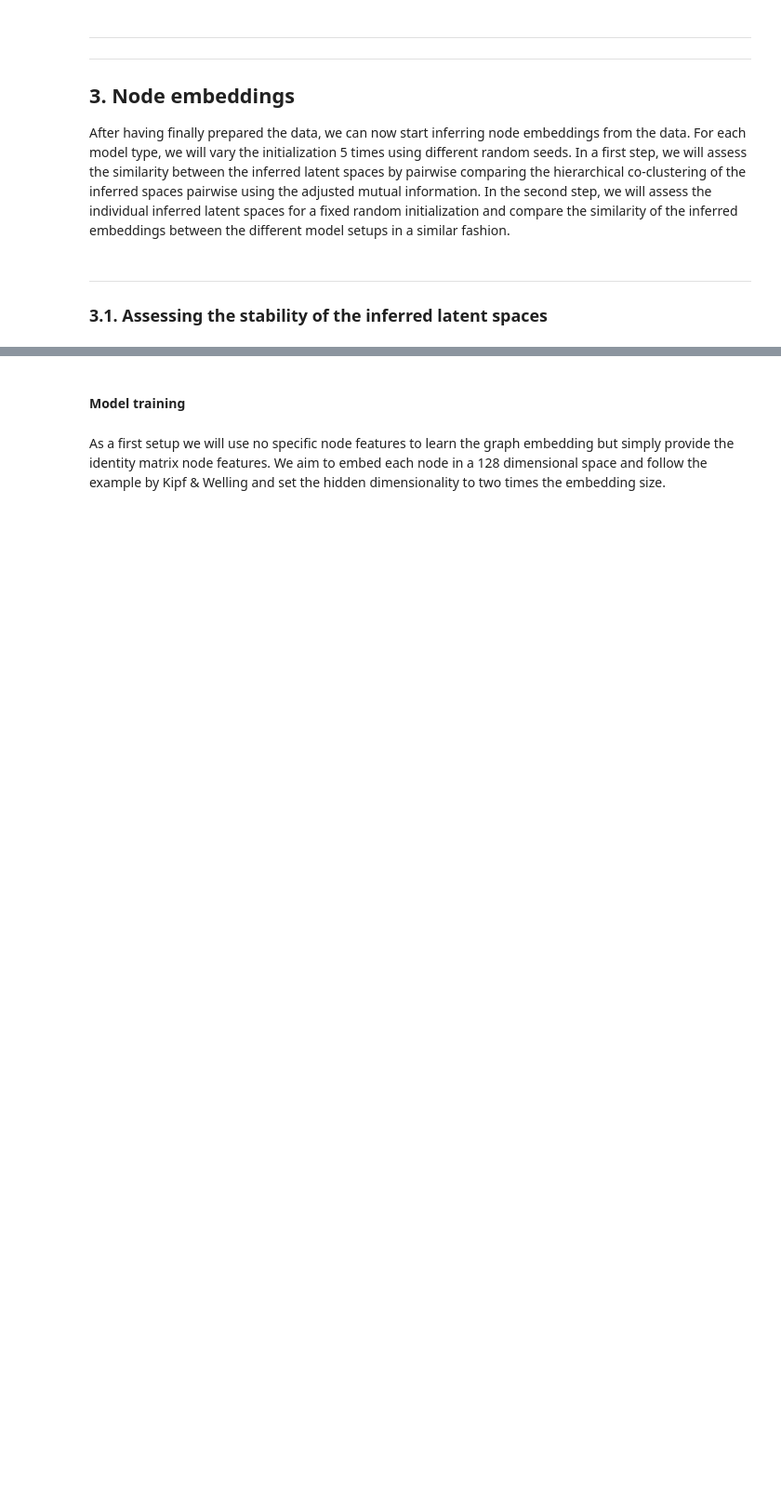
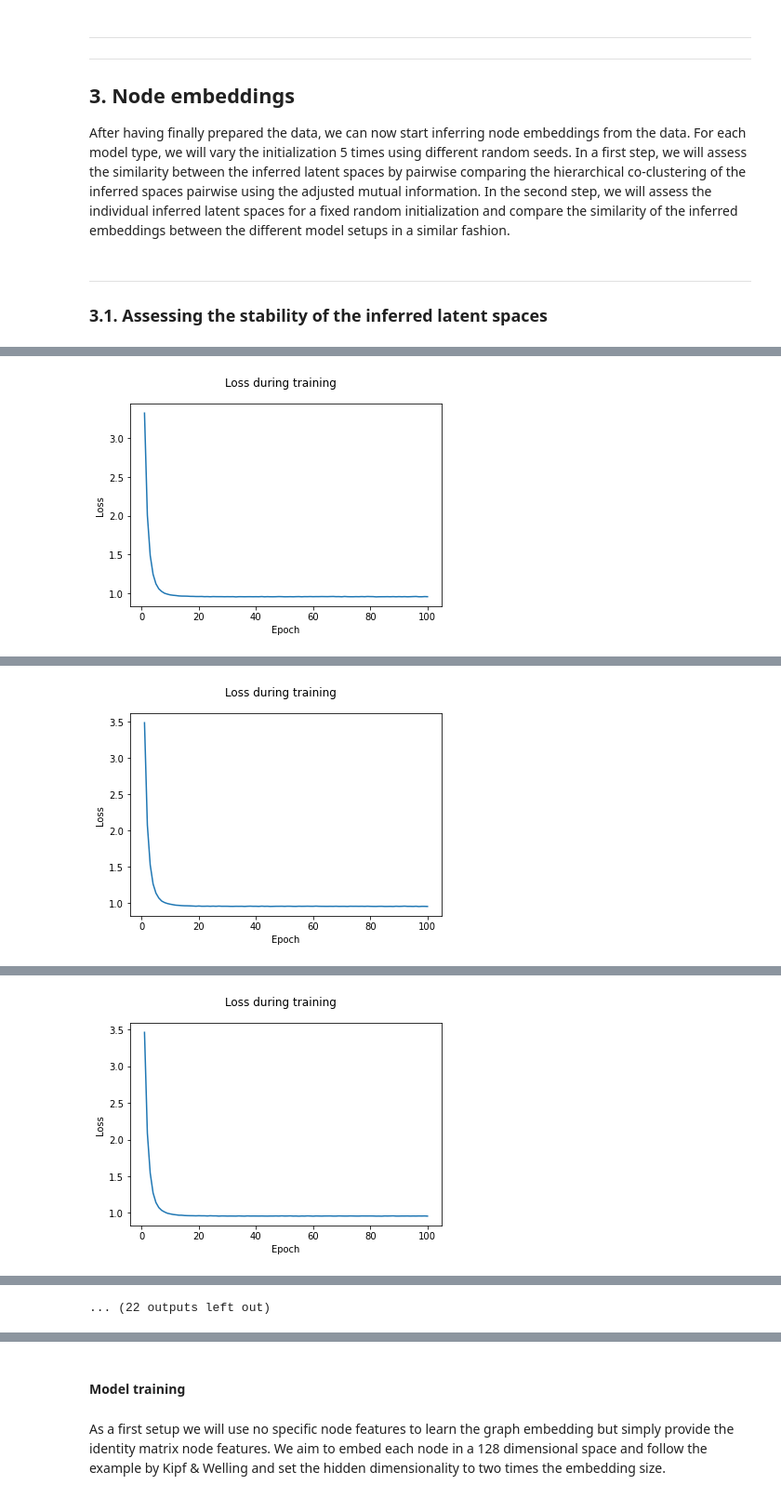
Before and after one commit to uhlerlab/image2reg, a Jupyter notebook: notebooks/ppi/embeddings/network_embedding.ipynb, the cells around one changed output, grey strips where cells are left out. Shown at 93% size. Drawn from its saved outputs; the diff is of its cells as text; code cells hidden in the pictures; blank space fills up the shorter version.

Commit message:
added functionality in support of node embedding analyses

```diff
--- a/notebooks/ppi/embeddings/network_embedding.ipynb
+++ b/notebooks/ppi/embeddings/network_embedding.ipynb
@@ -162,8 +165,8 @@ for edge in spearman_interactome.edges(data=True):
 # %% [markdown]
 Next, we transform the graph into a data object complient with the used pytorch_geometric framework to learn the graph embeddings.
 # %%
-# device = torch.device("cuda:0" if torch.cuda.is_available() else "cpu")
-device = torch.device("cpu")
+device = torch.device("cuda:0" if torch.cuda.is_available() else "cpu")
+# device = torch.device("cpu")
 
 graph_data = from_networkx(spearman_interactome)
 graph_data.id = torch.FloatTensor(np.identity(len(spearman_interactome)))
@@ -215,2 +201,5 @@ In the second step, we will assess the individual inferred latent spaces for a f
 
 We will first start with a simple baseline model that is purely based on the network topology and embedds the nodes via encoding neighborhood simularity using random walks on the graph. The model requires a number of hyperparameters, which we initially keep constant for the stability assessment.
+# %%
+seeds = [1234, 2345, 3456, 4567, 5678]
+latent_dims = [32, 64, 128]
@@ -217,14 +208,20 @@ We will first start with a simple baseline model that is purely based on the net
 # %%
-seeds = [1234, 1235, 3456, 4567, 5678]
-
-latents_dict_n2v = get_n2v_latents_for_seed(graph_data,
-    seeds,
-    latent_dim=8,
-    walk_length=30,
-    context_size=10,
-    walks_per_node=100,
-    batch_size=128,
-    num_workers=10,
-    lr=0.01,
-    n_epochs=100,
-    plot_loss=False,)
+for latent_dim in latent_dims:
+    latents_dict_n2v = get_n2v_latents_for_seed(
+        graph_data,
+        seeds,
+        latent_dim=latent_dim,
+        walk_length=50,
+        context_size=5,
+        walks_per_node=20,
+        batch_size=4,
+        num_workers=4,
+        lr=0.01,
+        n_epochs=100,
+        plot_loss=True,
+    )
+    stability_amis_n2v = stability_cocluster_screen(
+        latents_dict_n2v, linkage="average", affinity="euclidean"
+    )
+    plot_amis_matrices(seeds, stability_amis_n2v)
+# %% [output]
@@ -230,0 +229 @@ latents_dict_n2v = get_n2v_latents_for_seed(graph_data,
+[figure, added]
@@ -230,0 +231 @@ latents_dict_n2v = get_n2v_latents_for_seed(graph_data,
+[figure, added]
@@ -230,0 +233 @@ latents_dict_n2v = get_n2v_latents_for_seed(graph_data,
+[figure, added]
@@ -230,0 +240 @@ latents_dict_n2v = get_n2v_latents_for_seed(graph_data,
+... (22 outputs left out)
```
Also changed, not shown: parts of 152 cells of this notebook, 38 other files.
